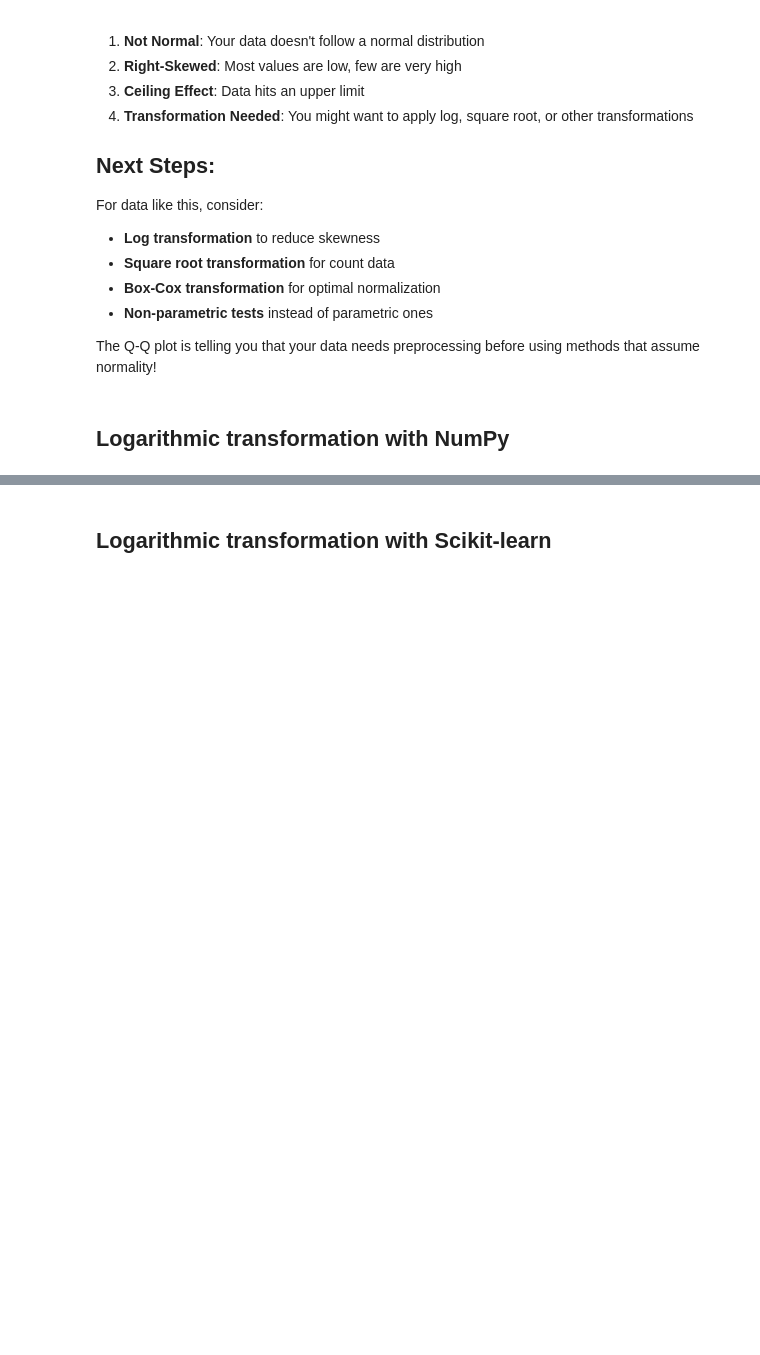
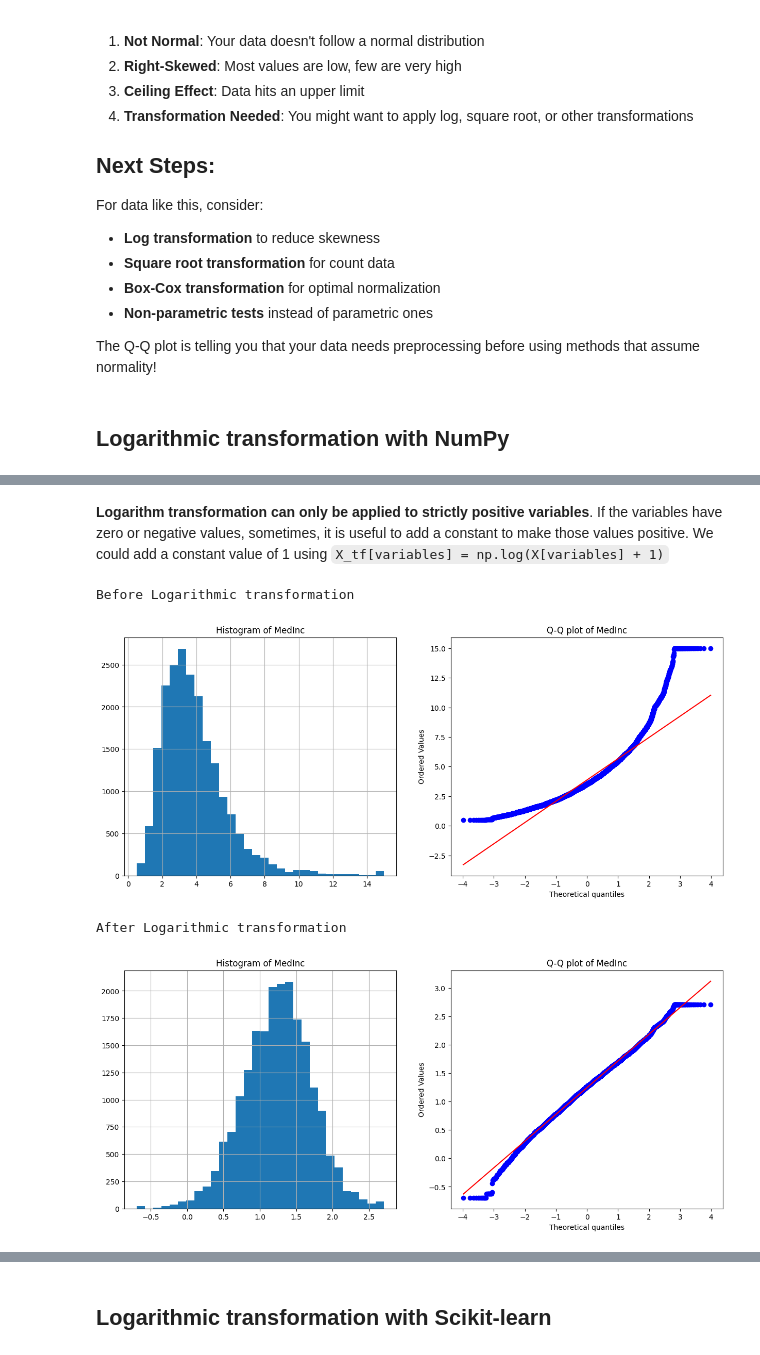
Before and after one commit to carloshgalvan95/Ciencia_Analitica_Datos, a Jupyter notebook: Modules/03_module/Transforming Numerical Variables/Transformation.ipynb, the cells around one changed output, grey strips where cells are left out. Saved outputs shown, nothing was run; the diff lists cells and outputs as text; code cells hidden in the pictures; blank space fills up the shorter version.

```diff
--- a/Modules/03_module/Transforming Numerical Variables/Transformation.ipynb
+++ b/Modules/03_module/Transforming Numerical Variables/Transformation.ipynb
@@ -186,0 +190,13 @@ diagnostic_plots(X_tf, "Population")
+# %% [markdown]
+**Logarithm transformation can only be applied to strictly positive variables**. If the variables have zero or negative values, sometimes, it is useful to add a constant to make those values positive. We could add a constant value of 1 using `X_tf[variables] = np.log(X[variables] + 1)`
+# %%
+# Display both the transformed and original variable using diagnostic plots
+print("Before Logarithmic transformation")
+diagnostic_plots(X, "MedInc")
+print("After Logarithmic transformation")
+diagnostic_plots(X_tf, "MedInc")
+# %% [output]
+Before Logarithmic transformation
+[figure, added]
+After Logarithmic transformation
+[figure, added]
```
Also changed, not shown: parts of 26 cells of this notebook.
